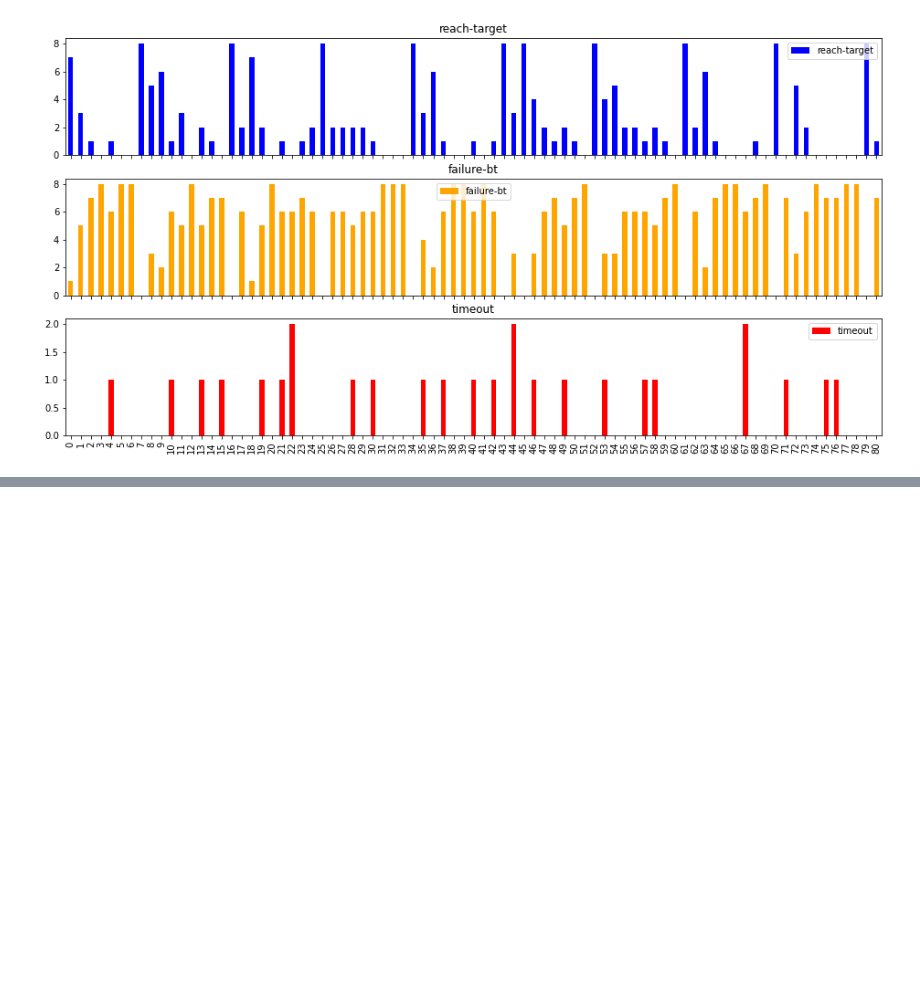
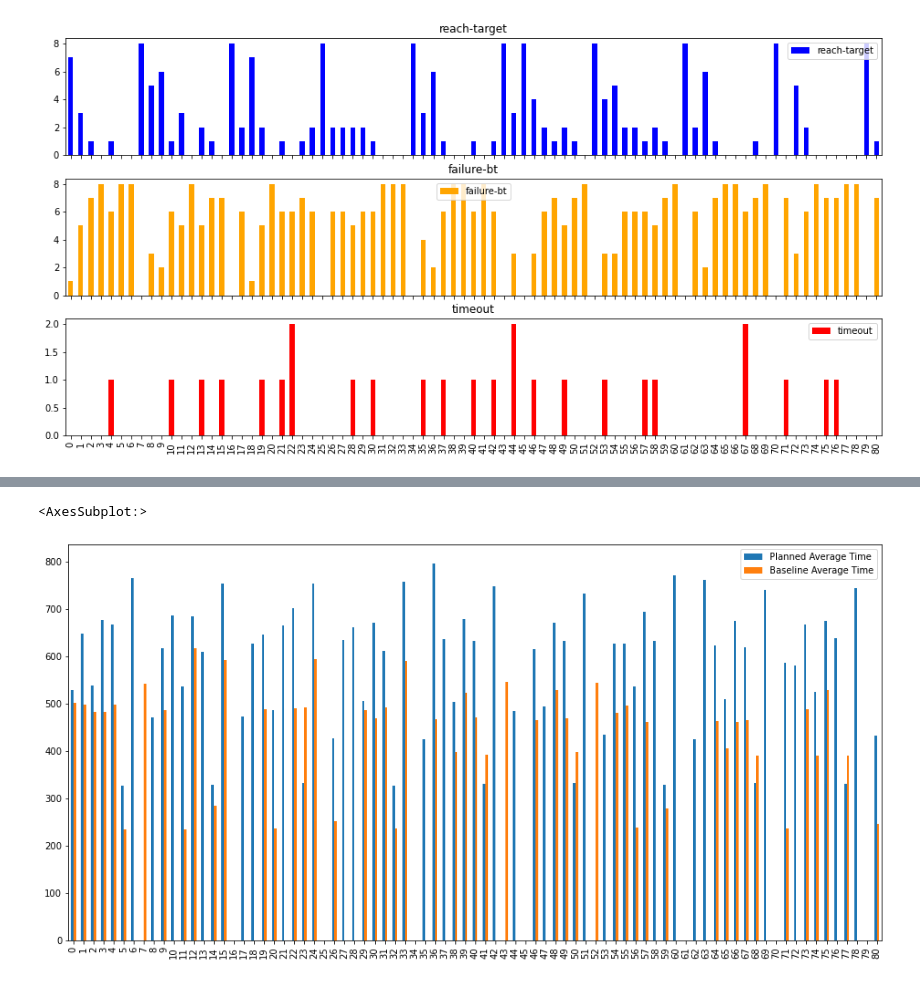
Before and after one commit to VicenteMoraes/hmrs_analysis, a Jupyter notebook: notebooks/Metrics.ipynb, the cells around one changed output, grey strips where cells are left out. Cells and saved outputs as stored; diff of their text form; code cells hidden in the pictures; blank space fills up the shorter version.

```diff
--- a/notebooks/Metrics.ipynb
+++ b/notebooks/Metrics.ipynb
@@ -304,0 +310,5 @@ time["Baseline Average Time"].plot.bar(stacked=True, figsize=(16, 8), ax=ax, col
+# %%
+time.plot.bar(figsize=(16, 8))
+# %% [output]
+<AxesSubplot:>
+[figure, added]
```
Also changed, not shown: parts of 17 cells of this notebook.
